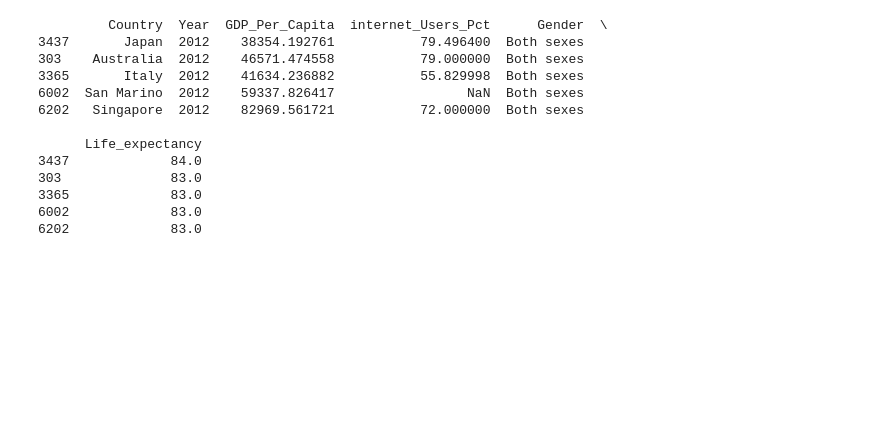
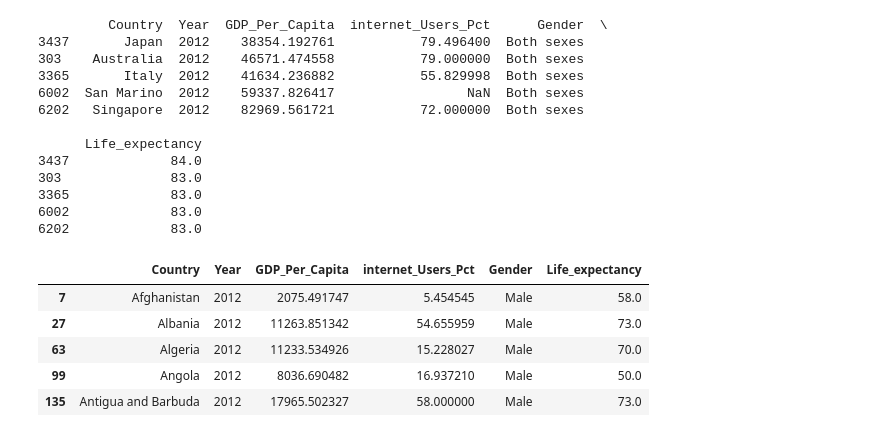
Before and after one commit to Mackeyk88/gdp-and-internet-usage-python, a Jupyter notebook: Notebook/Python1.ipynb, the cells around one changed output. Cells and saved outputs as stored; diff of their text form; code cells hidden in the pictures; blank space fills up the shorter version.

```diff
--- a/Notebook/Python1.ipynb
+++ b/Notebook/Python1.ipynb
@@ -716,3 +725,15 @@ print(top5both_le)
 3365             83.0
 6002             83.0
 6202             83.0
+# %%
+le_year12 = le_years[(le_years['Year'] == 2012) & (le_years['Gender'] == 'Male')]
+le_year12.head()
+
+##gdp_int_04_09_14_3 = gdp_and_internet_use[(gdp_and_internet_use["Year"] == 2004) | (gdp_and_internet_use["Year"] == 2009) | (gdp_and_internet_use["Year"] == 2014)]
+# %% [output]
+|  | Country | Year | GDP_Per_Capita | internet_Users_Pct | Gender | Life_expectancy |
+| 7 | Afghanistan | 2012 | 2075.491747 | 5.454545 | Male | 58.0 |
+| 27 | Albania | 2012 | 11263.851342 | 54.655959 | Male | 73.0 |
+| 63 | Algeria | 2012 | 11233.534926 | 15.228027 | Male | 70.0 |
+| 99 | Angola | 2012 | 8036.690482 | 16.937210 | Male | 50.0 |
+| 135 | Antigua and Barbuda | 2012 | 17965.502327 | 58.000000 | Male | 73.0 |
```
Also changed, not shown: parts of 4 cells of this notebook.
